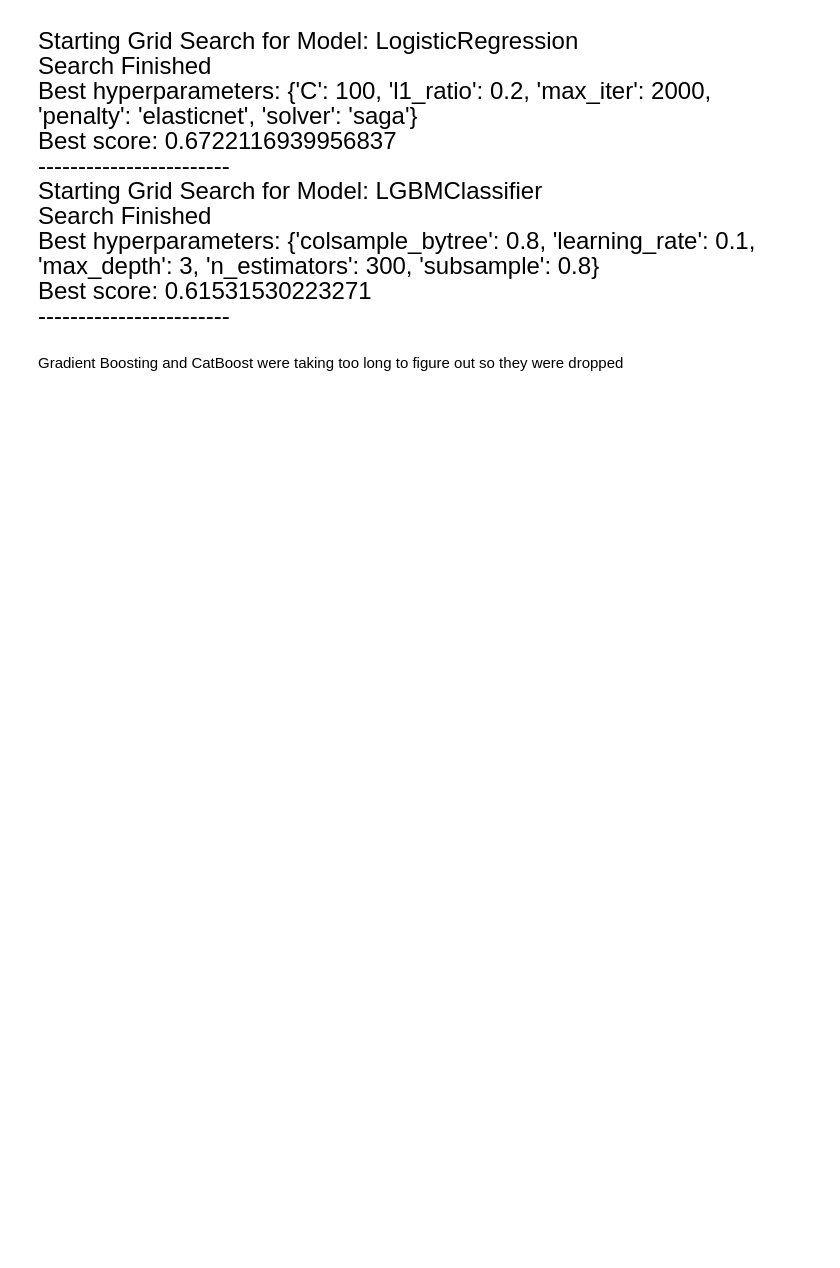
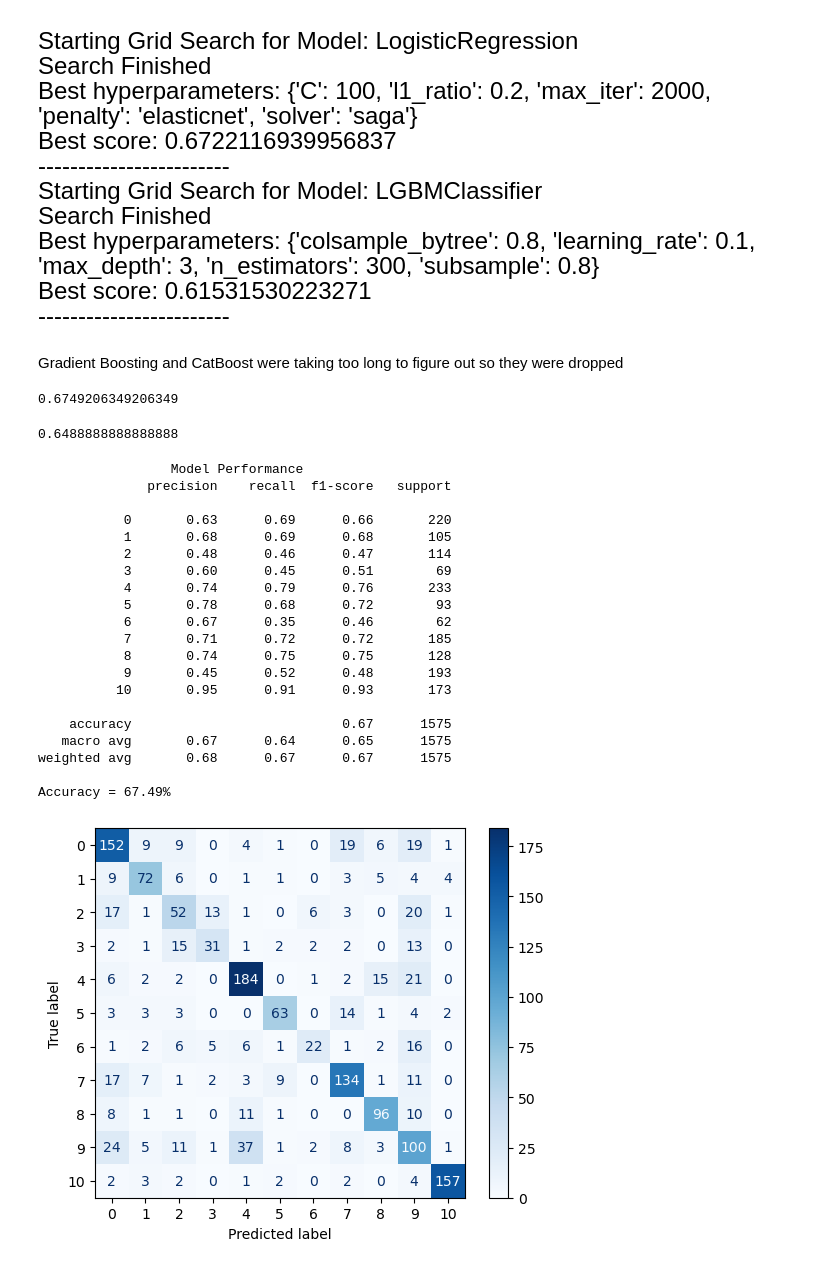
Before and after one commit to Prashant-Tiwari26/Using-movie-plot-for-genre-classification-, a Jupyter notebook: Classical NLP Approach/fine-tuning.ipynb, the cells around one changed output. Saved outputs shown, nothing was run; the diff lists cells and outputs as text; code cells hidden in the pictures; blank space fills up the shorter version.

```diff
--- a/Classical NLP Approach/fine-tuning.ipynb
+++ b/Classical NLP Approach/fine-tuning.ipynb
@@ -22,6 +22,9 @@ x_test = x_test.toarray()
 x = np.concatenate([x_train, x_test], axis=0)
 y = np.concatenate([y_train, y_test], axis=0)
 x = sparse.csr_matrix(x)
+# %%
+x_train = sparse.csr_matrix(x_train)
+x_test = sparse.csr_matrix(x_test)
 # %%
 x,y = shuffle(x,y, random_state=1)
 # %%
@@ -60,3 +63,35 @@ Gradient Boosting and CatBoost were taking too long to figure out so they were d
 log_reg = LogisticRegression(C=100, l1_ratio=0.2, penalty='elasticnet', solver='saga', max_iter=2000)
 log_reg.fit(x_train, y_train)
 log_reg.score(x_test, y_test)
+# %% [output]
+0.6749206349206349
+# %%
+lr = LogisticRegression()
+lr.fit(x_train, y_train)
+lr.score(x_test,y_test)
+# %% [output]
+0.6488888888888888
+# %%
+performance(log_reg, x_test, y_test)
+# %% [output]
+                 Model Performance
+              precision    recall  f1-score   support
+
+           0       0.63      0.69      0.66       220
+           1       0.68      0.69      0.68       105
+           2       0.48      0.46      0.47       114
+           3       0.60      0.45      0.51        69
+           4       0.74      0.79      0.76       233
+           5       0.78      0.68      0.72        93
+           6       0.67      0.35      0.46        62
+           7       0.71      0.72      0.72       185
+           8       0.74      0.75      0.75       128
+           9       0.45      0.52      0.48       193
+          10       0.95      0.91      0.93       173
+
+    accuracy                           0.67      1575
+   macro avg       0.67      0.64      0.65      1575
+weighted avg       0.68      0.67      0.67      1575
+
+Accuracy = 67.49%
+[figure, added]
```
Also changed, not shown: parts of 3 cells of this notebook, 1 other file.
